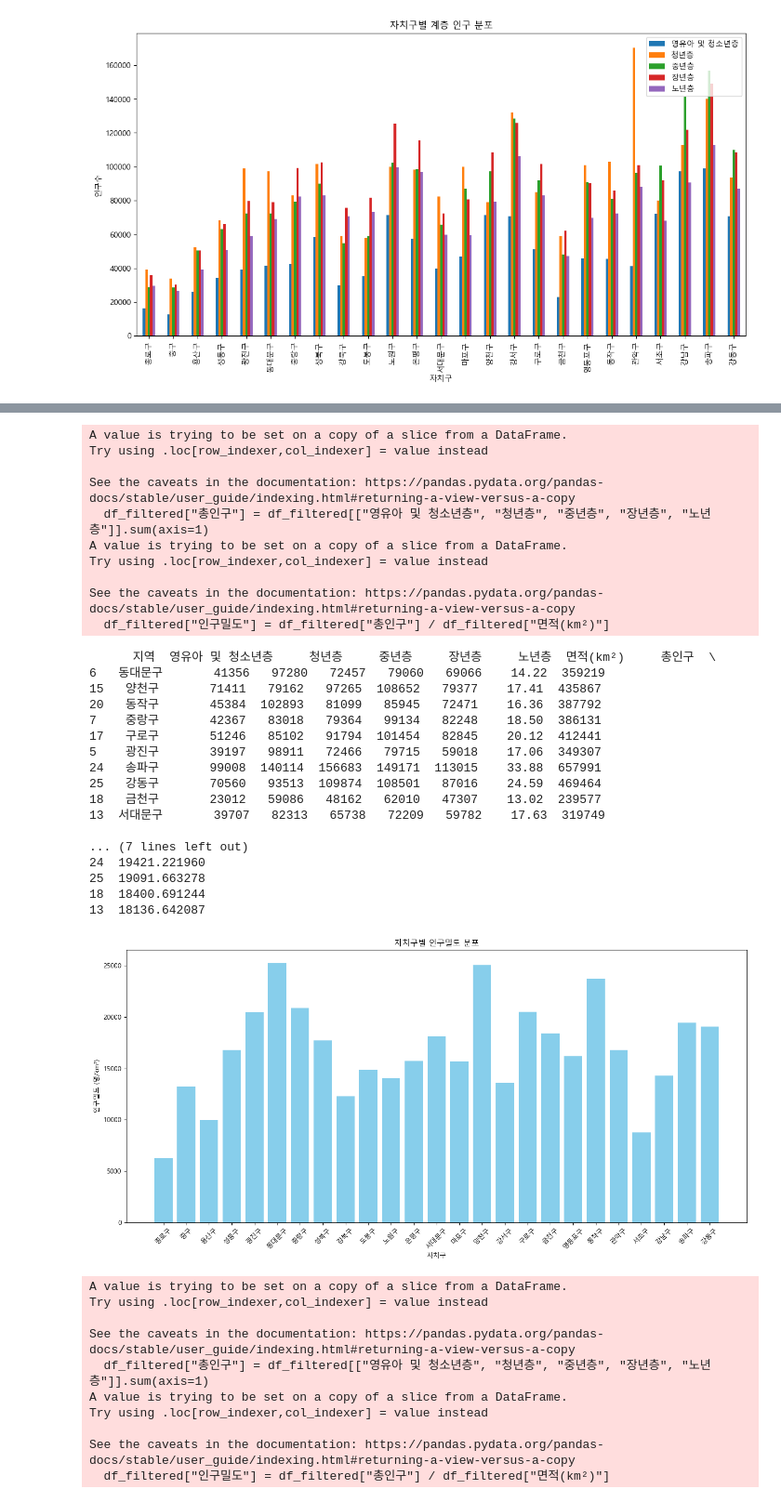
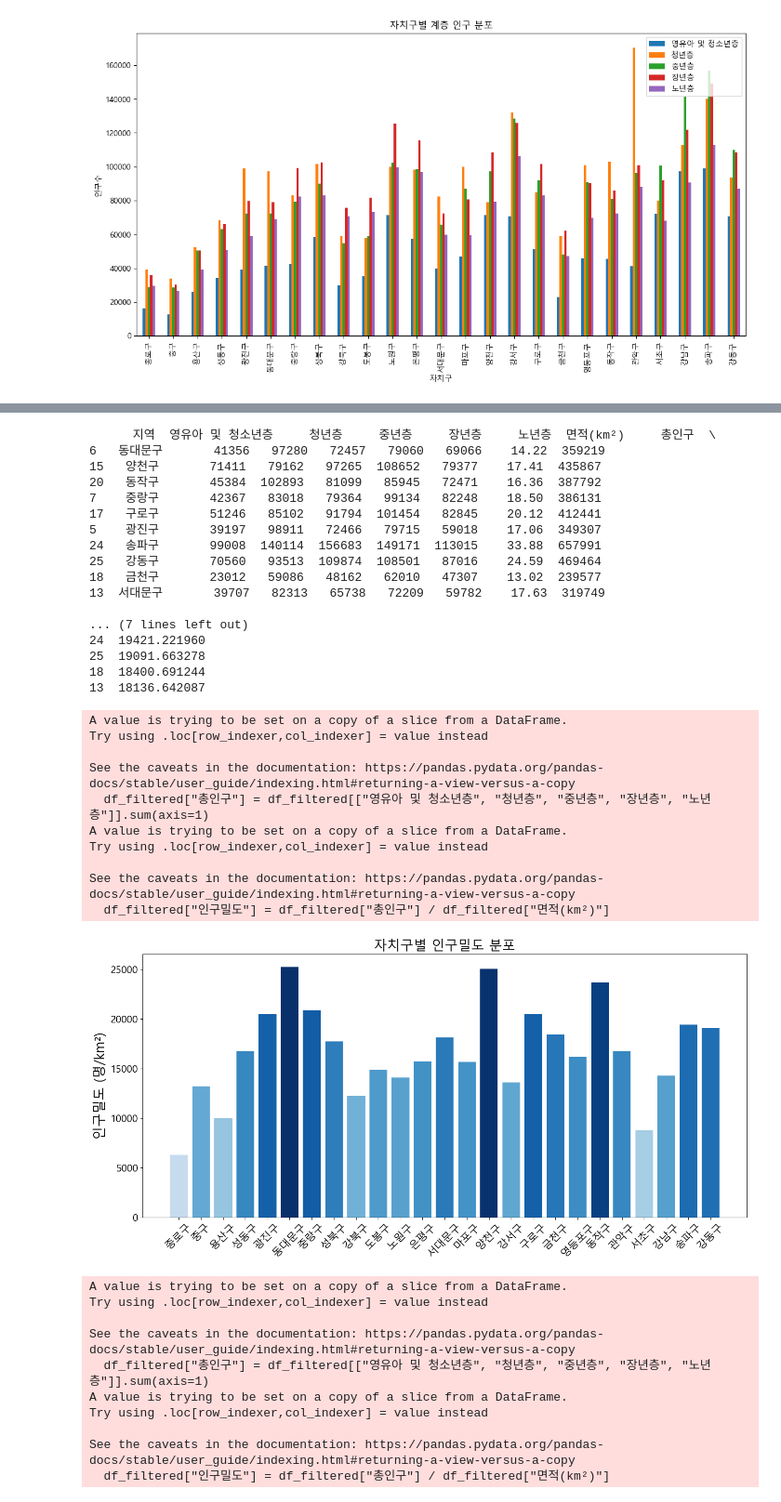
Before and after one commit to lunnyz3/BDP-FINAL-24-, a Jupyter notebook: 전처리/인구밀도/people.ipynb, the cells around one changed output, grey strips where cells are left out. Shown at 93% size. Drawn from its saved outputs; the diff is of its cells as text; code cells hidden in the pictures.

```diff
--- a/전처리/인구밀도/people.ipynb
+++ b/전처리/인구밀도/people.ipynb
@@ -97,66 +232,69 @@ Data columns (total 7 columns):
 # %%
 import pandas as pd
 import matplotlib.pyplot as plt
+import matplotlib.cm as cm
 
 # 한국어 폰트 설정
 plt.rcParams["font.family"] = "Malgun Gothic"  # 맑은 고딕
 plt.rcParams["axes.unicode_minus"] = False    # 마이너스 기호 문제 방지
 
 # CSV 파일 읽기
 file_path = 'C:/Users/USER/Desktop/people.csv'
 df = pd.read_csv(file_path, encoding="euc-kr")
 
 # "합계" 행 제거
 df_filtered = df[df["지역"] != "합계"]
 
 # 총 인구수 계산
 df_filtered["총인구"] = df_filtered[["영유아 및 청소년층", "청년층", "중년층", "장년층", "노년층"]].sum(axis=1)
 
 # 인구밀도 계산 (총인구 / 면적)
 df_filtered["인구밀도"] = df_filtered["총인구"] / df_filtered["면적(km²)"]
 
 # 1. 인구밀도 상위 10개 지역
 top_density = df_filtered.sort_values(by="인구밀도", ascending=False).head(10)
 print(top_density)
 
 # 2. 시각화 - 인구밀도 분포
+colors = cm.Blues(df_filtered["인구밀도"] / df_filtered["인구밀도"].max())  # 파란색 계열 그라데이션
 plt.figure(figsize=(14, 7))
-plt.bar(df_filtered["지역"], df_filtered["인구밀도"], color="skyblue")
-plt.title("자치구별 인구밀도 분포")
-plt.xlabel("자치구")
-plt.ylabel("인구밀도 (명/km²)")
-plt.xticks(rotation=45)
+plt.bar(df_filtered["지역"], df_filtered["인구밀도"], color=colors)
+plt.title("자치구별 인구밀도 분포", fontsize=20)
+plt.xlabel("", fontsize=12)
+plt.ylabel("인구밀도 (명/km²)", fontsize=20)
+plt.xticks(rotation=45, fontsize = 16)
+plt.yticks(fontsize=15)
 plt.tight_layout()
 plt.show()
 # %% [output]
-A value is trying to be set on a copy of a slice from a DataFrame.
-Try using .loc[row_indexer,col_indexer] = value instead
+      지역  영유아 및 청소년층     청년층     중년층     장년층     노년층  면적(km²)     총인구  \
+6   동대문구       41356   97280   72457   79060   69066    14.22  359219
+15   양천구       71411   79162   97265  108652   79377    17.41  435867
+20   동작구       45384  102893   81099   85945   72471    16.36  387792
+7    중랑구       42367   83018   79364   99134   82248    18.50  386131
+17   구로구       51246   85102   91794  101454   82845    20.12  412441
+5    광진구       39197   98911   72466   79715   59018    17.06  349307
+24   송파구       99008  140114  156683  149171  113015    33.88  657991
+25   강동구       70560   93513  109874  108501   87016    24.59  469464
+18   금천구       23012   59086   48162   62010   47307    13.02  239577
+13  서대문구       39707   82313   65738   72209   59782    17.63  319749
 
-See the caveats in the documentation: https://pandas.pydata.org/pandas-docs/stable/user_guide/indexing.html#returning-a-view-versus-a-copy
-  df_filtered["총인구"] = df_filtered[["영유아 및 청소년층", "청년층", "중년층", "장년층", "노년층"]].sum(axis=1)
-A value is trying to be set on a copy of a slice from a DataFrame.
-Try using .loc[row_indexer,col_indexer] = value instead
-
-See the caveats in the documentation: https://pandas.pydata.org/pandas-docs/stable/user_guide/indexing.html#returning-a-view-versus-a-copy
-  df_filtered["인구밀도"] = df_filtered["총인구"] / df_filtered["면적(km²)"]
+... (7 lines left out)
+24  19421.221960
+25  19091.663278
+18  18400.691244
+13  18136.642087
-      지역  영유아 및 청소년층     청년층     중년층     장년층     노년층  면적(km²)     총인구  \
-6   동대문구       41356   97280   72457   79060   69066    14.22  359219
-15   양천구       71411   79162   97265  108652   79377    17.41  435867
-20   동작구       45384  102893   81099   85945   72471    16.36  387792
-7    중랑구       42367   83018   79364   99134   82248    18.50  386131
-17   구로구       51246   85102   91794  101454   82845    20.12  412441
-5    광진구       39197   98911   72466   79715   59018    17.06  349307
-24   송파구       99008  140114  156683  149171  113015    33.88  657991
-25   강동구       70560   93513  109874  108501   87016    24.59  469464
-18   금천구       23012   59086   48162   62010   47307    13.02  239577
-13  서대문구       39707   82313   65738   72209   59782    17.63  319749
+A value is trying to be set on a copy of a slice from a DataFrame.
+Try using .loc[row_indexer,col_indexer] = value instead
 
-... (7 lines left out)
-24  19421.221960
-25  19091.663278
-18  18400.691244
-13  18136.642087
+See the caveats in the documentation: https://pandas.pydata.org/pandas-docs/stable/user_guide/indexing.html#returning-a-view-versus-a-copy
+  df_filtered["총인구"] = df_filtered[["영유아 및 청소년층", "청년층", "중년층", "장년층", "노년층"]].sum(axis=1)
+A value is trying to be set on a copy of a slice from a DataFrame.
+Try using .loc[row_indexer,col_indexer] = value instead
+
+See the caveats in the documentation: https://pandas.pydata.org/pandas-docs/stable/user_guide/indexing.html#returning-a-view-versus-a-copy
+  df_filtered["인구밀도"] = df_filtered["총인구"] / df_filtered["면적(km²)"]
-[figure, old version]
+[figure, new version]
 # %%
 import pandas as pd
 import matplotlib.pyplot as plt
```
Also changed, not shown: parts of 6 cells of this notebook.
